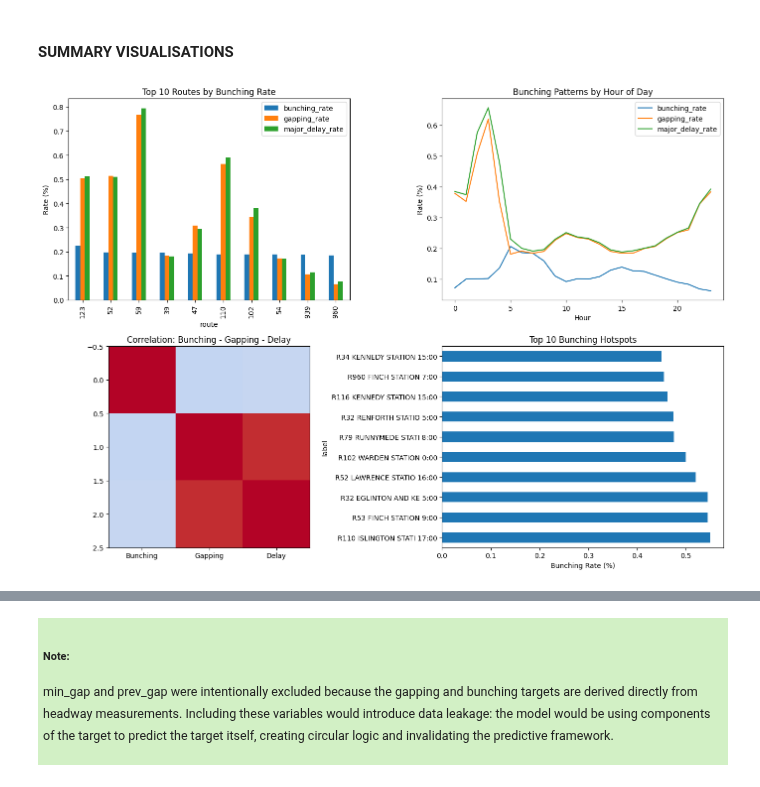
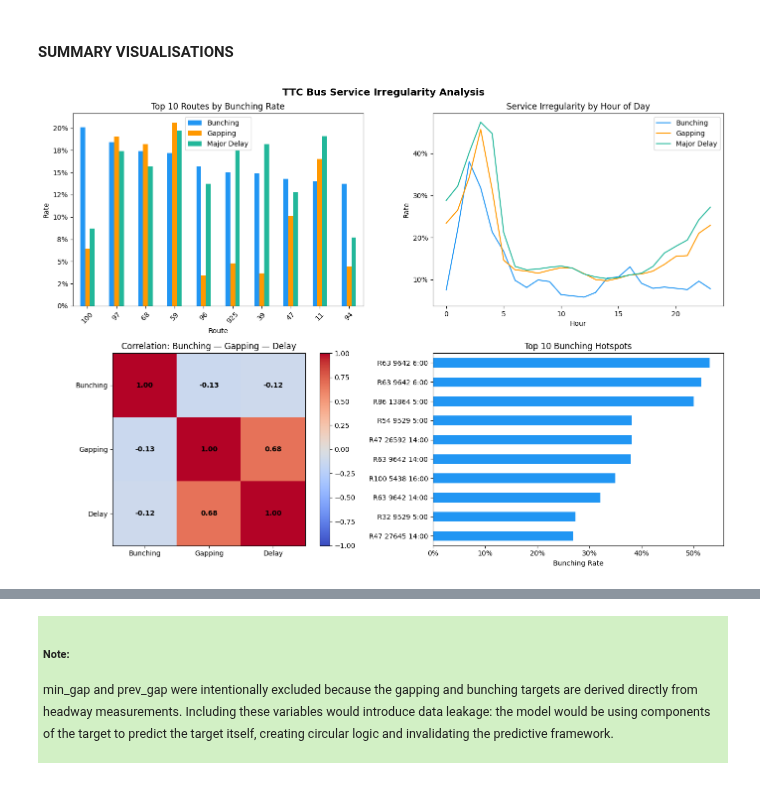
Before and after one commit to FathimaAmra/TTC-Predictive-Reliability-Intelligence-System, a Jupyter notebook: feature_engineering.ipynb, the cells around one changed output, grey strips where cells are left out. Saved outputs shown, nothing was run; the diff lists cells and outputs as text; code cells hidden in the pictures.

```diff
--- a/feature_engineering.ipynb
+++ b/feature_engineering.ipynb
@@ -272,0 +459,13 @@ Zero-delay records (min_delay = 0) were analyzed and retained in the dataset. Al
+# %%
+# Add an index column (starting from 1)
+unique_locations_df['location_id'] = range(1, len(unique_locations_df) + 1)
+# Create a mapping dictionary: raw_location -> location_id
+location_to_id = dict(zip(unique_locations_df['location'], unique_locations_df['location_id']))
+# Save the updated unique locations file (with IDs)
+unique_locations_df.to_csv(OUTPUT_DIR / "unique_locations_with_ids.csv", index=False)
+
+# Map the location column to location_id
+bus_df_clean['location_id'] = bus_df_clean['location'].map(location_to_id)
+# Optionally, drop the raw location column (keeping only the ID)
+bus_df_clean = bus_df_clean.drop(columns=['location'])
+bus_df_clean.head()
@@ -587,32 +973,54 @@ Route 102 | WARDEN STATION | 00:00 | Bunching=50.0% | Gapping=11.5% | Major Dela
 # %% [markdown]
 #### SUMMARY VISUALISATIONS
 # %%
-# For understanding and report purposes
 fig, axes = plt.subplots(2, 2, figsize=(14, 10))
+fig.suptitle("TTC Bus Service Irregularity Analysis", fontsize=14, fontweight="bold")
 
-# # Plot 1: Top 10 routes by bunching rate
-route_metrics.head(10).plot(y=["bunching_rate", "gapping_rate", "major_delay_rate"], kind="bar", ax=axes[0, 0])
+# Plot 1: Top 10 routes by bunching rate
+plot1_data = route_metrics.head(10).set_index("route")
+plot1_data[["bunching_rate", "gapping_rate", "major_delay_rate"]].plot(kind="bar", ax=axes[0, 0], color=["#2196F3", "#FF9800", "#22b79a"])
 axes[0, 0].set_title("Top 10 Routes by Bunching Rate")
-axes[0, 0].set_ylabel("Rate (%)")
-# Plot 2: Bunching patterns across hours of the day
-time_metrics.sort_index().plot(y=["bunching_rate", "gapping_rate", "major_delay_rate"], ax=axes[0, 1])
-axes[0, 1].set_title("Bunching Patterns by Hour of Day")
+axes[0, 0].set_ylabel("Rate")
+axes[0, 0].set_xlabel("Route")
+axes[0, 0].yaxis.set_major_formatter(mtick.PercentFormatter(xmax=1, decimals=0))
+axes[0, 0].tick_params(axis="x", rotation=45)
+axes[0, 0].legend(["Bunching", "Gapping", "Major Delay"])
+
+# Plot 2: Bunching patterns by hour of day
+plot2_data = time_metrics.sort_values("hour").set_index("hour")
+plot2_data[["bunching_rate", "gapping_rate", "major_delay_rate"]].plot(ax=axes[0, 1], color=["#2196F3", "#FF9800", "#22b79a"])
+axes[0, 1].set_title("Service Irregularity by Hour of Day")
 axes[0, 1].set_xlabel("Hour")
-axes[0, 1].set_ylabel("Rate (%)")
-# Plot 3: Correlation heatmap (bunching / gapping / delay)
-corr_data = bus_df_clean[["is_bunching_like", "is_gapped", "is_major_delay"]].corr()
-axes[1, 0].imshow(corr_data, cmap="coolwarm", vmin=-1, vmax=1)
-axes[1, 0].set_title("Correlation: Bunching - Gapping - Delay")
+axes[0, 1].set_ylabel("Rate")
+axes[0, 1].yaxis.set_major_formatter(mtick.PercentFormatter(xmax=1, decimals=0))
+axes[0, 1].legend(["Bunching", "Gapping", "Major Delay"])
+
+# Plot 3: Correlation heatmap
+corr_data = bus_df_clean[["is_bunching_operational", "is_gapped_operational", "is_major_delay"]].corr()
+im = axes[1, 0].imshow(corr_data, cmap="coolwarm", vmin=-1, vmax=1)
+axes[1, 0].set_title("Correlation: Bunching — Gapping — Delay")
 axes[1, 0].set_xticks([0, 1, 2])
 axes[1, 0].set_xticklabels(["Bunching", "Gapping", "Delay"])
-# Plot 4: Hotspot top 10
+axes[1, 0].set_yticks([0, 1, 2])
+axes[1, 0].set_yticklabels(["Bunching", "Gapping", "Delay"])
+
+for i in range(len(corr_data)):
+    for j in range(len(corr_data.columns)):
+        axes[1, 0].text(
+            j, i, f"{corr_data.iloc[i, j]:.2f}", ha="center", va="center", color="black", fontsize=10, fontweight="bold")
+plt.colorbar(im, ax=axes[1, 0])
+
+# Plot 4: Top 10 bunching hotspots
 hotspot_top = hotspot_metrics.head(10).copy()
-hotspot_top["label"] = ("R" + hotspot_top["route"].astype(str) + " " + hotspot_top["location"].str[:15] +
-    " " + hotspot_top["hour"].astype(int).astype(str) + ":00")
-hotspot_top.plot(y="bunching_rate", x="label", kind="barh", ax=axes[1, 1], legend=False)
+hotspot_top["label"] = ("R" + hotspot_top["route"].astype(str) + " " + hotspot_top["location_id"].astype(str).str[:15] + " " +
+    hotspot_top["hour"].fillna(0).astype(int).astype(str) + ":00")
+hotspot_top.sort_values("bunching_rate").plot(y="bunching_rate", x="label", kind="barh", ax=axes[1, 1], legend=False, color="#2196F3")
 axes[1, 1].set_title("Top 10 Bunching Hotspots")
-axes[1, 1].set_xlabel("Bunching Rate (%)")
+axes[1, 1].set_xlabel("Bunching Rate")
+axes[1, 1].set_ylabel("")
+axes[1, 1].xaxis.set_major_formatter(mtick.PercentFormatter(xmax=1, decimals=0))
 
 plt.tight_layout()
+plt.show()
 # %% [output]
-[figure, old version]
+[figure, new version]
```
Also changed, not shown: parts of 40 cells of this notebook, 17 other files.
